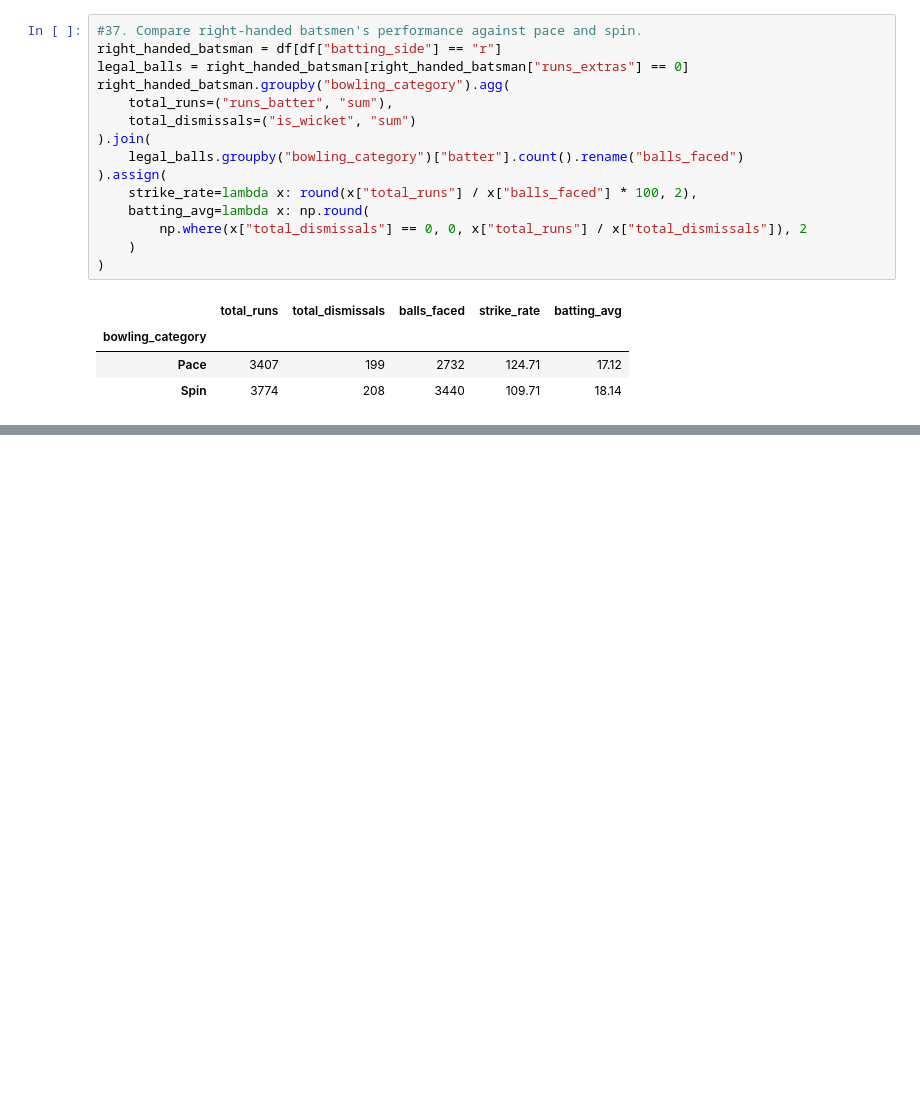
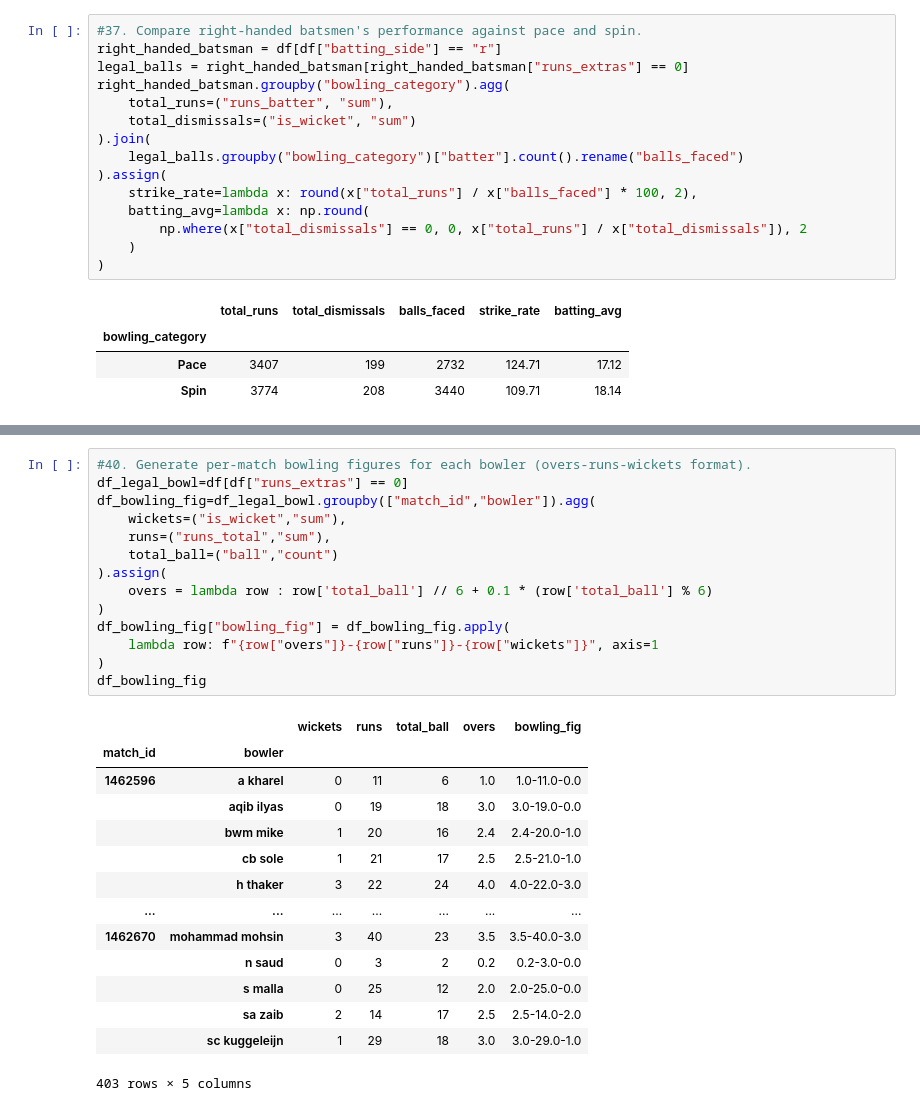
Before and after one commit to prajwaldahal/Npl-data-analysis, a Jupyter notebook: npl_analysis.ipynb, the cells around one changed output, grey strips where cells are left out. Saved outputs shown, nothing was run; the diff lists cells and outputs as text; blank space fills up the shorter version.

```diff
--- a/npl_analysis.ipynb
+++ b/npl_analysis.ipynb
@@ -772,0 +833,29 @@ right_handed_batsman.groupby("bowling_category").agg(
+# %%
+#40. Generate per-match bowling figures for each bowler (overs-runs-wickets format).
+df_legal_bowl=df[df["runs_extras"] == 0]
+df_bowling_fig=df_legal_bowl.groupby(["match_id","bowler"]).agg(
+    wickets=("is_wicket","sum"),
+    runs=("runs_total","sum"),
+    total_ball=("ball","count")
+).assign(
+    overs = lambda row : row['total_ball'] // 6 + 0.1 * (row['total_ball'] % 6)
+)
+df_bowling_fig["bowling_fig"] = df_bowling_fig.apply(
+    lambda row: f"{row["overs"]}-{row["runs"]}-{row["wickets"]}", axis=1
+)
+df_bowling_fig
+# %% [output]
+|  |  | wickets | runs | total_ball | overs | bowling_fig |
+| match_id | bowler |  |  |  |  |  |
+| 1462596 | a kharel | 0 | 11 | 6 | 1.0 | 1.0-11.0-0.0 |
+|  | aqib ilyas | 0 | 19 | 18 | 3.0 | 3.0-19.0-0.0 |
+|  | bwm mike | 1 | 20 | 16 | 2.4 | 2.4-20.0-1.0 |
+|  | cb sole | 1 | 21 | 17 | 2.5 | 2.5-21.0-1.0 |
+|  | h thaker | 3 | 22 | 24 | 4.0 | 4.0-22.0-3.0 |
+| ... | ... | ... | ... | ... | ... | ... |
+| 1462670 | mohammad mohsin | 3 | 40 | 23 | 3.5 | 3.5-40.0-3.0 |
+|  | n saud | 0 | 3 | 2 | 0.2 | 0.2-3.0-0.0 |
+|  | s malla | 0 | 25 | 12 | 2.0 | 2.0-25.0-0.0 |
+|  | sa zaib | 2 | 14 | 17 | 2.5 | 2.5-14.0-2.0 |
+|  | sc kuggeleijn | 1 | 29 | 18 | 3.0 | 3.0-29.0-1.0 |
+403 rows × 5 columns
```
Also changed, not shown: parts of 9 cells of this notebook, 1 other file.
